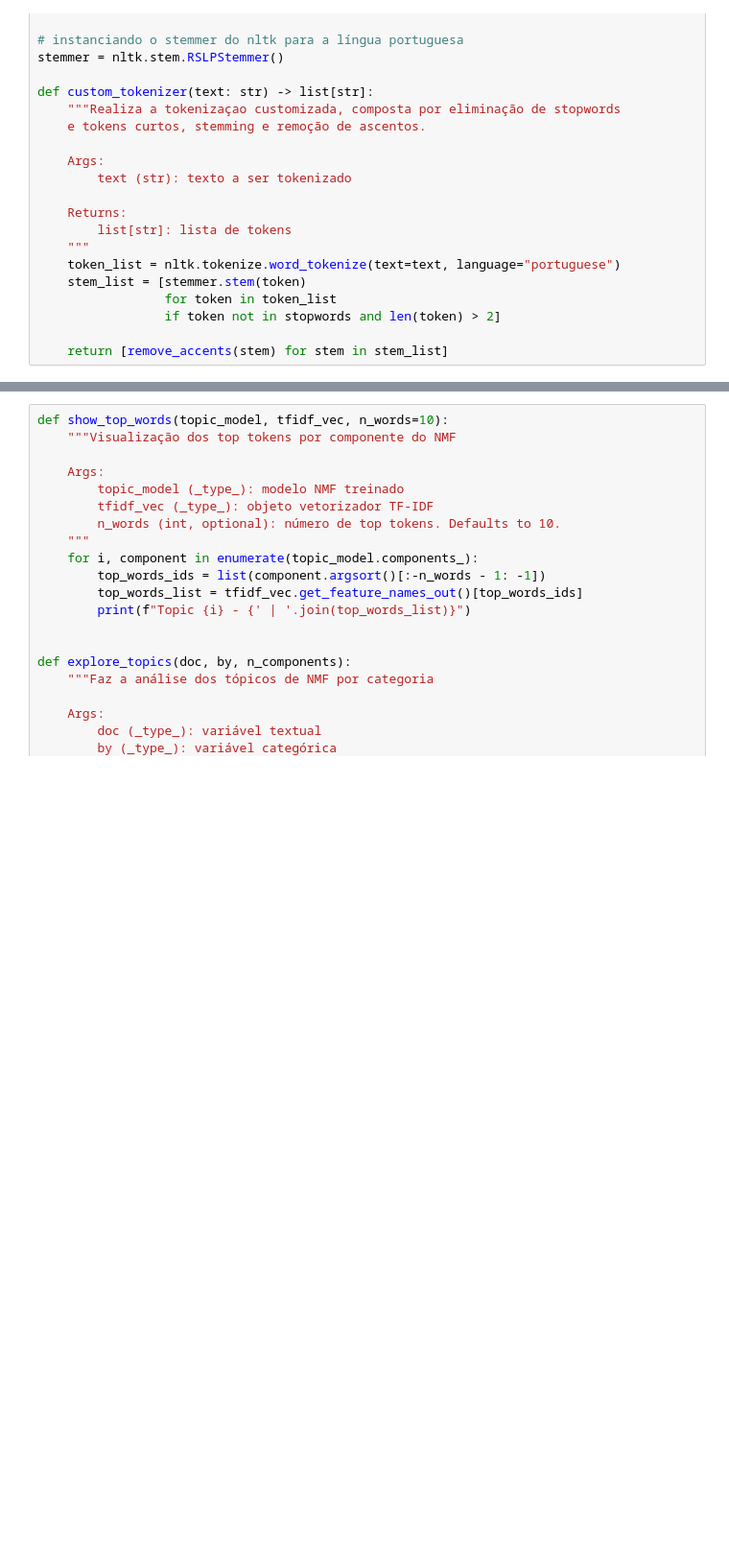
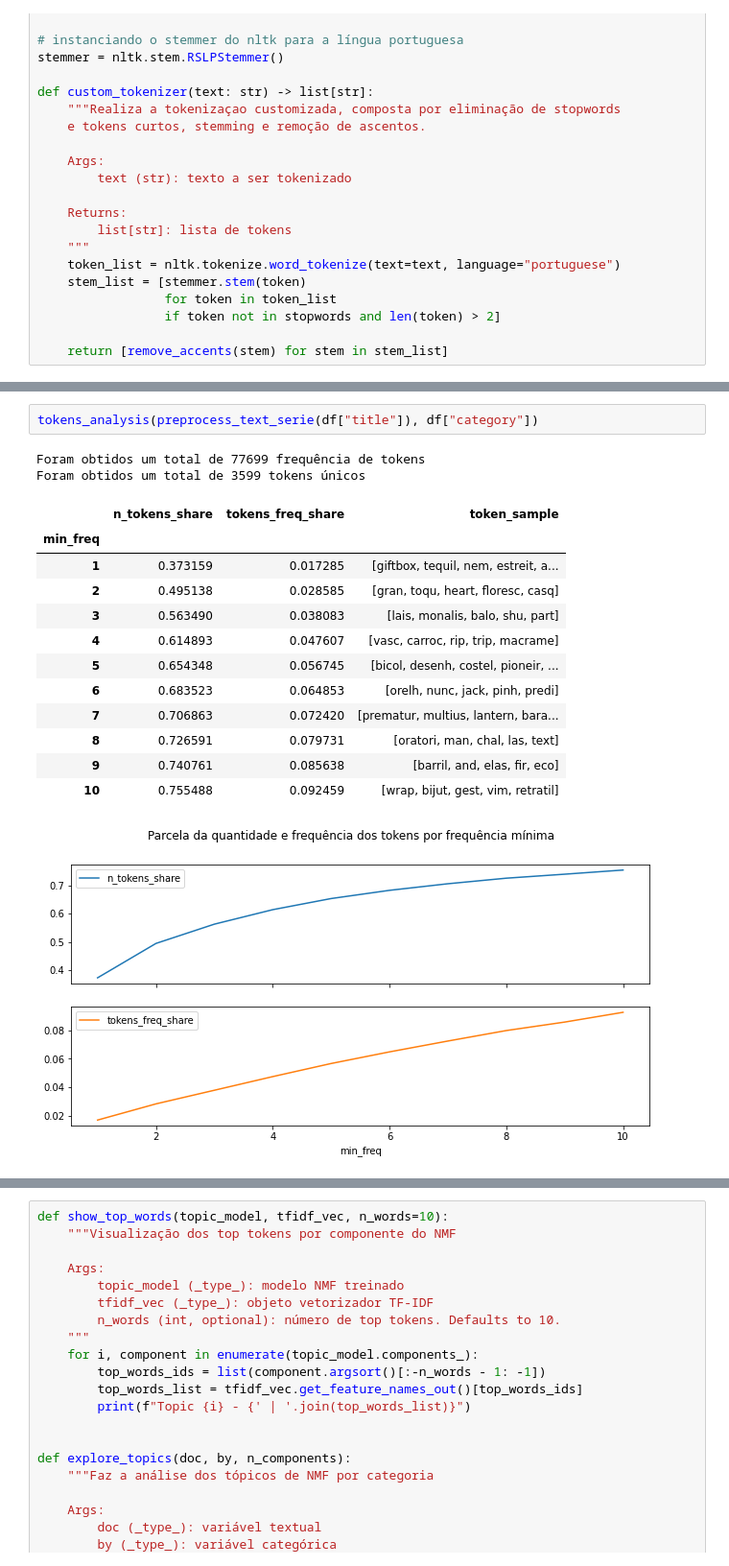
Before and after one commit to leofmr/product_recommender, a Jupyter notebook: notebooks/1 - product_analysis.ipynb, the cells around one changed output, grey strips where cells are left out. Shown at 96% size. Saved outputs shown, nothing was run; the diff lists cells and outputs as text; blank space fills up the shorter version.

```diff
--- a/notebooks/1 - product_analysis.ipynb
+++ b/notebooks/1 - product_analysis.ipynb
@@ -582,0 +562,18 @@ Foram obtidos um total de 3599 tokens únicos
+# %%
+tokens_analysis(preprocess_text_serie(df["title"]), df["category"])
+# %% [output]
+Foram obtidos um total de 77699 frequência de tokens
+Foram obtidos um total de 3599 tokens únicos
+|  | n_tokens_share | tokens_freq_share | token_sample |
+| min_freq |  |  |  |
+| 1 | 0.373159 | 0.017285 | [giftbox, tequil, nem, estreit, a... |
+| 2 | 0.495138 | 0.028585 | [gran, toqu, heart, floresc, casq] |
+| 3 | 0.563490 | 0.038083 | [lais, monalis, balo, shu, part] |
+| 4 | 0.614893 | 0.047607 | [vasc, carroc, rip, trip, macrame] |
+| 5 | 0.654348 | 0.056745 | [bicol, desenh, costel, pioneir, ... |
+| 6 | 0.683523 | 0.064853 | [orelh, nunc, jack, pinh, predi] |
+| 7 | 0.706863 | 0.072420 | [prematur, multius, lantern, bara... |
+| 8 | 0.726591 | 0.079731 | [oratori, man, chal, las, text] |
+| 9 | 0.740761 | 0.085638 | [barril, and, elas, fir, eco] |
+| 10 | 0.755488 | 0.092459 | [wrap, bijut, gest, vim, retratil] |
+[figure, added]
```
Also changed, not shown: parts of 19 cells of this notebook.
